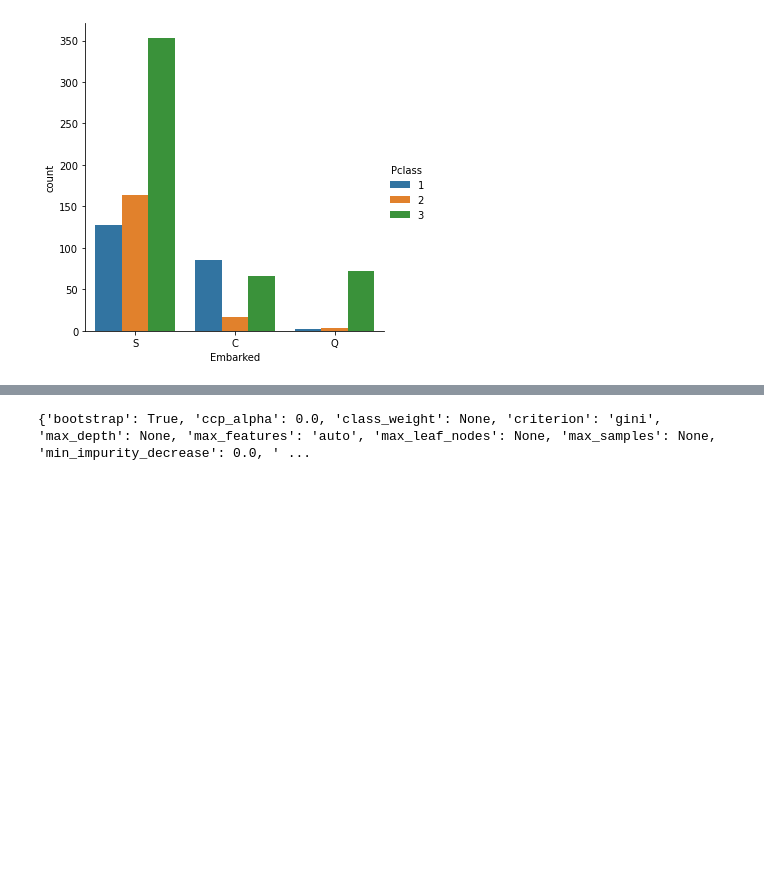
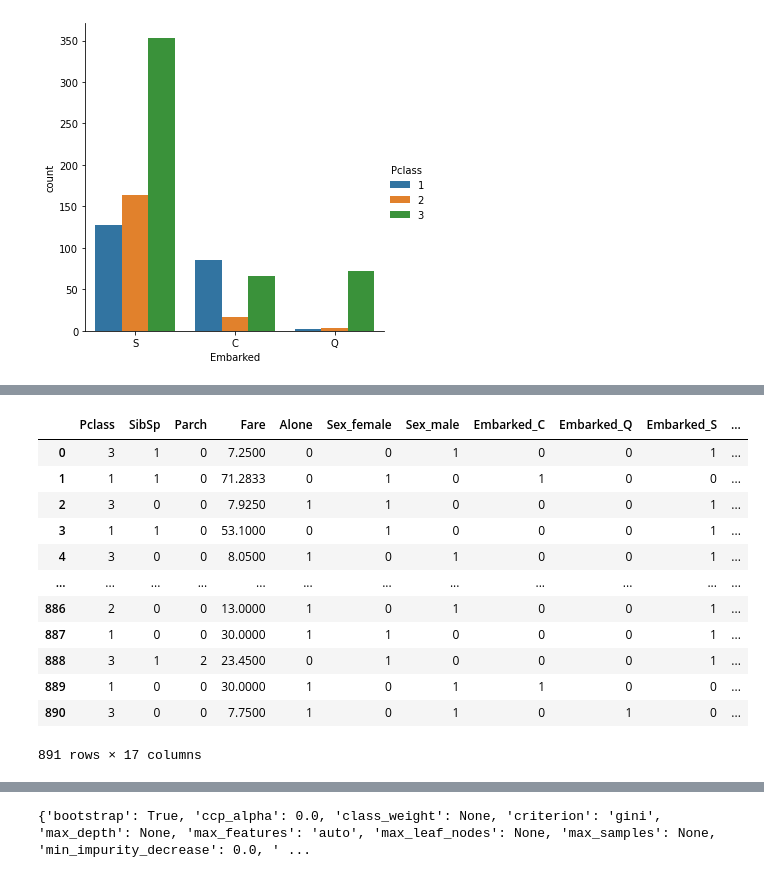
Before and after one commit to csh03/Kaggle-Titanic-ML-Challenge, a Jupyter notebook: Kaggle Titanic Challenge.ipynb, the cells around one changed output, grey strips where cells are left out. Saved outputs shown, nothing was run; the diff lists cells and outputs as text; code cells hidden in the pictures; blank space fills up the shorter version.

```diff
--- a/Kaggle Titanic Challenge.ipynb
+++ b/Kaggle Titanic Challenge.ipynb
@@ -163,0 +172,26 @@ plt.gcf().set_size_inches(15,12)
+# %%
+#get dummies for non-numeric columns
+def get_numeric(dataset):
+    dummies = pd.get_dummies(dataset[['Sex','Embarked','Deck','Age Group']])
+    dataset.drop(['Sex','Embarked','Deck','Age Group'],inplace=True,axis=1)
+    new_set = pd.concat([dataset,dummies],axis=1)
+    return new_set
+
+train_data = get_numeric(train_data)
+test = get_numeric(test)
+# %%
+train_data
+# %% [output]
+|  | Pclass | SibSp | Parch | Fare | Alone | Sex_female | Sex_male | Embarked_C | Embarked_Q | Embarked_S | ... |
+| 0 | 3 | 1 | 0 | 7.2500 | 0 | 0 | 1 | 0 | 0 | 1 | ... |
+| 1 | 1 | 1 | 0 | 71.2833 | 0 | 1 | 0 | 1 | 0 | 0 | ... |
+| 2 | 3 | 0 | 0 | 7.9250 | 1 | 1 | 0 | 0 | 0 | 1 | ... |
+| 3 | 1 | 1 | 0 | 53.1000 | 0 | 1 | 0 | 0 | 0 | 1 | ... |
+| 4 | 3 | 0 | 0 | 8.0500 | 1 | 0 | 1 | 0 | 0 | 1 | ... |
+| ... | ... | ... | ... | ... | ... | ... | ... | ... | ... | ... | ... |
+| 886 | 2 | 0 | 0 | 13.0000 | 1 | 0 | 1 | 0 | 0 | 1 | ... |
+| 887 | 1 | 0 | 0 | 30.0000 | 1 | 1 | 0 | 0 | 0 | 1 | ... |
+| 888 | 3 | 1 | 2 | 23.4500 | 0 | 1 | 0 | 0 | 0 | 1 | ... |
+| 889 | 1 | 0 | 0 | 30.0000 | 1 | 0 | 1 | 1 | 0 | 0 | ... |
+| 890 | 3 | 0 | 0 | 7.7500 | 1 | 0 | 1 | 0 | 1 | 0 | ... |
+891 rows × 17 columns
```
Also changed, not shown: parts of 18 cells of this notebook, 1 other file.
